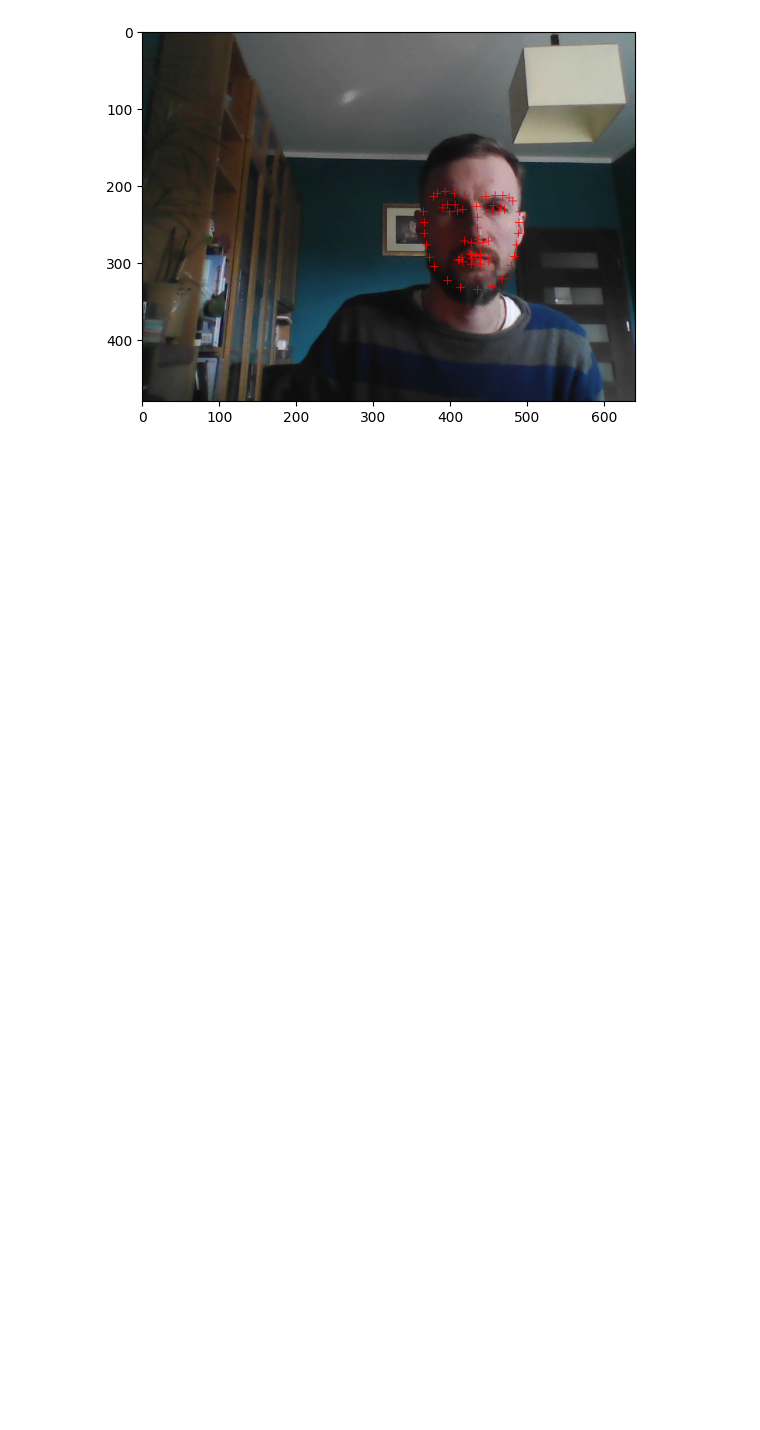
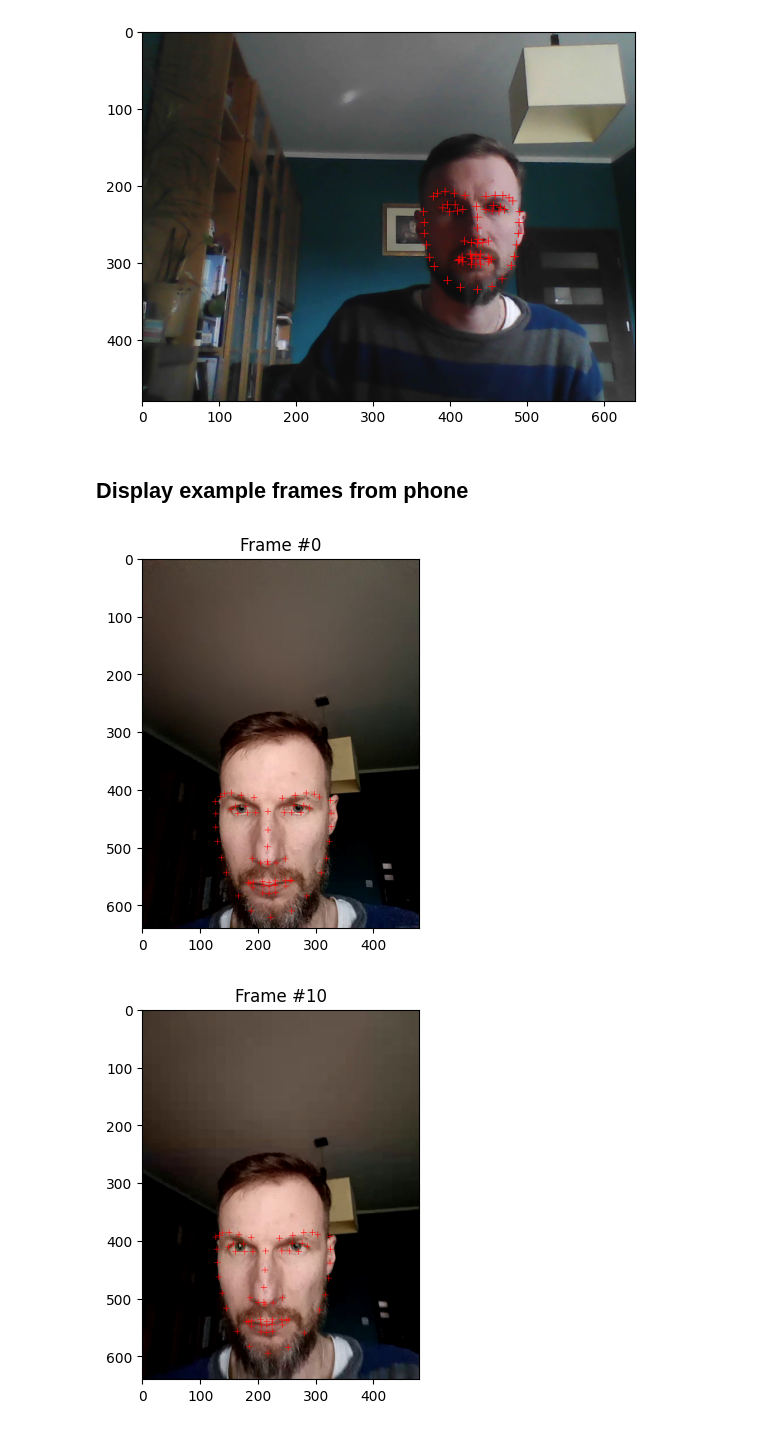
Before and after one commit to KarolDuzinkiewiczDAC/FaceCalibration, a Jupyter notebook: notebooks/experiments.ipynb, the cells around one changed output. Drawn from its saved outputs; the diff is of its cells as text; code cells hidden in the pictures; blank space fills up the shorter version.

```diff
--- a/notebooks/experiments.ipynb
+++ b/notebooks/experiments.ipynb
@@ -257,3 +259,37 @@ plt.imshow(img)
 plt.show()
 # %% [output]
 [figure]
+# %% [markdown]
+## Display example frames from phone
+# %%
+for i in range(100):
+    # data from laptop
+    # filepath = f'../wet/data2/frame_kpts_{i}.npy'
+
+    # data from phone
+    filepath = f'../wet/data3/frame_kpts_{i}.npy'
+
+
+    with open(filepath, 'rb') as f:
+        frame = np.load(f)
+        face_keypoints = np.load(f)
+
+    assert frame is not None
+    assert len(face_keypoints) == 478
+
+    if i % 10 == 0:
+        # display frame with keypoints
+        img = frame.copy()
+        img = cv2.cvtColor(img, cv2.COLOR_BGR2RGB)
+
+        dlib_landmarks = face_blaze_2_dlib(face_keypoints)
+
+        for j, landmark in enumerate(dlib_landmarks):
+            img = cv2.drawMarker(img, np.array(landmark, dtype=int), color=(255, 0, 0), markerSize=10)
+
+        plt.title(f'Frame #{i}')
+        plt.imshow(img)
+        plt.show()
+# %% [output]
+[figure, added]
+[figure, added]
```
Also changed, not shown: parts of 3 cells of this notebook, 6 other files.
